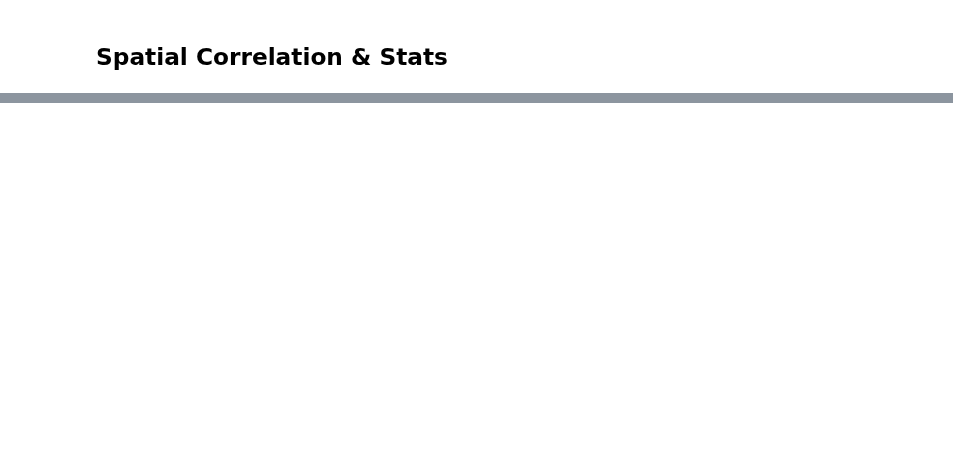
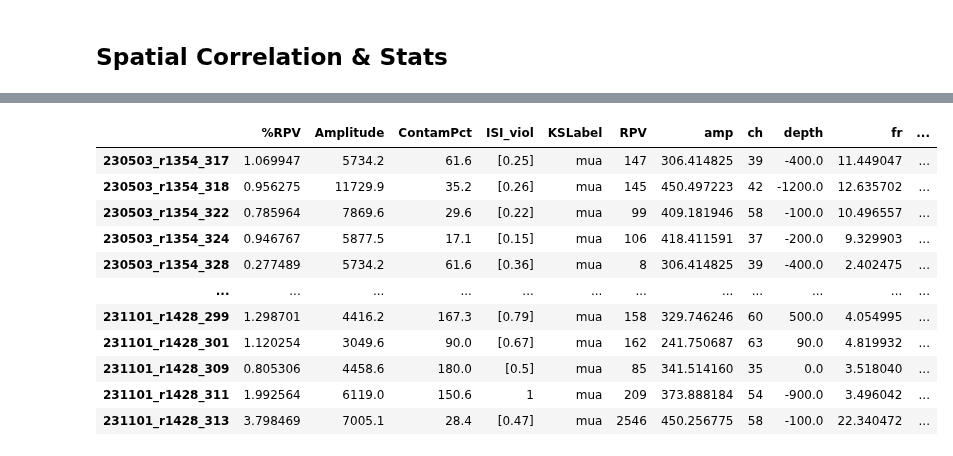
Before and after one commit to jakeswann1/SpElT, a Jupyter notebook: analysis/Place Cell Selection.ipynb, the cells around one changed output, grey strips where cells are left out. Drawn from its saved outputs; the diff is of its cells as text; code cells hidden in the pictures; blank space fills up the shorter version.

```diff
--- a/analysis/Place Cell Selection.ipynb
+++ b/analysis/Place Cell Selection.ipynb
@@ -358,0 +436,74 @@ obj.pos_data[0]['header']
+# %%
+from session_utils import find_all_sessions
+from ephys import *
+import matplotlib.pyplot as plt
+
+# Load all cells from phy with age
+# Find all included sessions from Google sheet, with structure session_name: path
+session_dict = find_all_sessions(sheet_path = 'https://docs.google.com/spreadsheets/d/1_Xs5i-rHNTywV-WuQ8-TZliSjTxQCCqGWOD2AL_LIq0/edit#gid=0',
+                                 data_path = '/home/isabella/Documents/isabella/jake/recording_data',
+                                 sorting_suffix = 'sorting_ks2_custom')
+print(f'{len(session_dict.items())} sessions found')
+
+cluster_info_all = pd.DataFrame()
+
+for session, session_path in session_dict.items():
+
+    # Create ephys object
+    obj = ephys(recording_type = 'nexus', path = session_path)
+
+    ## A. Load good cells from phy
+    obj.load_spikes('good')
+
+    # Get cluster info from phy
+    cluster_info = obj.spike_data['cluster_info']
+
+    cluster_info['session'] = session
+
+    # Append session to cluster_info_all index
+    cluster_info.index = cluster_info['session'] + '_' + cluster_info.index.astype(str)
+
+    # Add age to cluster_info
+    cluster_info['age'] = obj.age
+
+    # Concat cluster info for all sessions
+    cluster_info_all = pd.concat([cluster_info_all, cluster_info])
+
+cluster_info_all
+
+# Load all pyramidal cells
+pyramidal_cells_df = pd.read_pickle('/home/isabella/Documents/isabella/jake/ephys_analysis/processed_data/df_all_cells.pkl')
+pyramidal_cells_df.dropna(inplace = True)
+
+# Loop through rows and make a list of all included clusters
+pyramidal_cells = []
+for session, clusters in pyramidal_cells_df['clusters_inc'].items():
+    try:
+        for cluster in clusters:
+            pyramidal_cells.append(f'{session}_{cluster}')
+    except:
+        pyramidal_cells.append(f'{session}_{clusters}')
+
+
+# Load all place cells
+place_cells_df = pd.read_pickle('/home/isabella/Documents/isabella/jake/ephys_analysis/processed_data/df_all_place_cells.pkl')
+place_cells_df.dropna(inplace = True)
+
+# Loop through rows and make a list of all included clusters
+place_cells = []
+for session, clusters in place_cells_df['clusters_inc'].items():
+    try:
+        for cluster in clusters:
+            place_cells.append(f'{session}_{cluster}')
+    except:
+        place_cells.append(f'{session}_{clusters}')
+
+
+# Make a boolean column in cluster_info_all for each cell type
+cluster_info_all['pyramidal'] = cluster_info_all.index.isin(pyramidal_cells)
+cluster_info_all['place_cell'] = cluster_info_all.index.isin(place_cells)
+# Add column which is true for all cells
+cluster_info_all['cell'] = True
+
+cluster_info_all
+# %% [output]
@@ -358,0 +511,12 @@ obj.pos_data[0]['header']
+|  | %RPV | Amplitude | ContamPct | ISI_viol | KSLabel | RPV | amp | ch | depth | fr | ... |
+| 230503_r1354_317 | 1.069947 | 5734.2 | 61.6 | [0.25] | mua | 147 | 306.414825 | 39 | -400.0 | 11.449047 | ... |
+| 230503_r1354_318 | 0.956275 | 11729.9 | 35.2 | [0.26] | mua | 145 | 450.497223 | 42 | -1200.0 | 12.635702 | ... |
+| 230503_r1354_322 | 0.785964 | 7869.6 | 29.6 | [0.22] | mua | 99 | 409.181946 | 58 | -100.0 | 10.496557 | ... |
+| 230503_r1354_324 | 0.946767 | 5877.5 | 17.1 | [0.15] | mua | 106 | 418.411591 | 37 | -200.0 | 9.329903 | ... |
+| 230503_r1354_328 | 0.277489 | 5734.2 | 61.6 | [0.36] | mua | 8 | 306.414825 | 39 | -400.0 | 2.402475 | ... |
+| ... | ... | ... | ... | ... | ... | ... | ... | ... | ... | ... | ... |
+| 231101_r1428_299 | 1.298701 | 4416.2 | 167.3 | [0.79] | mua | 158 | 329.746246 | 60 | 500.0 | 4.054995 | ... |
+| 231101_r1428_301 | 1.120254 | 3049.6 | 90.0 | [0.67] | mua | 162 | 241.750687 | 63 | 90.0 | 4.819932 | ... |
+| 231101_r1428_309 | 0.805306 | 4458.6 | 180.0 | [0.5] | mua | 85 | 341.514160 | 35 | 0.0 | 3.518040 | ... |
+| 231101_r1428_311 | 1.992564 | 6119.0 | 150.6 | 1 | mua | 209 | 373.888184 | 54 | -900.0 | 3.496042 | ... |
+| 231101_r1428_313 | 3.798469 | 7005.1 | 28.4 | [0.47] | mua | 2546 | 450.256775 | 58 | -100.0 | 22.340472 | ... |
```
Also changed, not shown: parts of 8 cells of this notebook, 1 other file.
